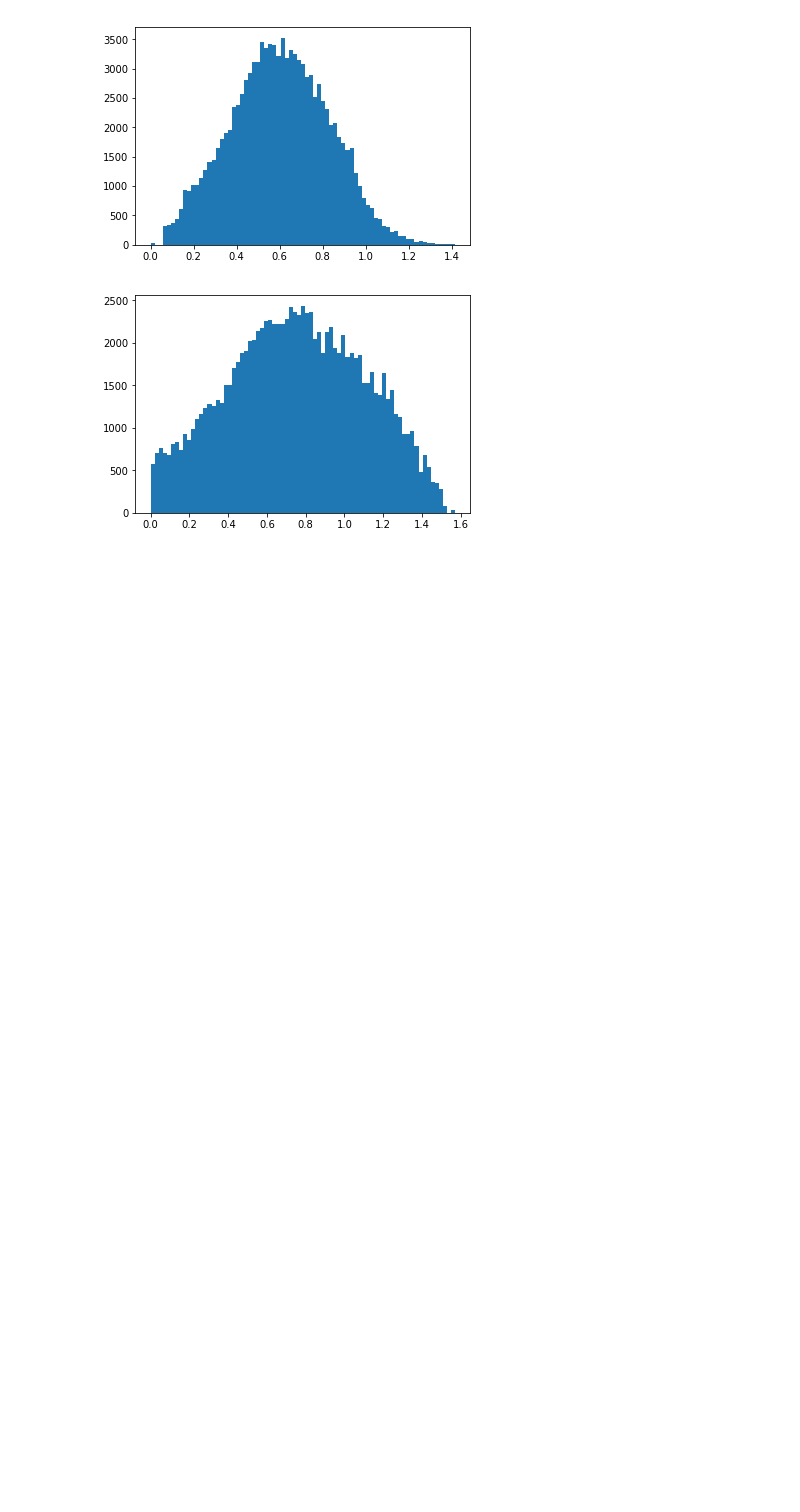
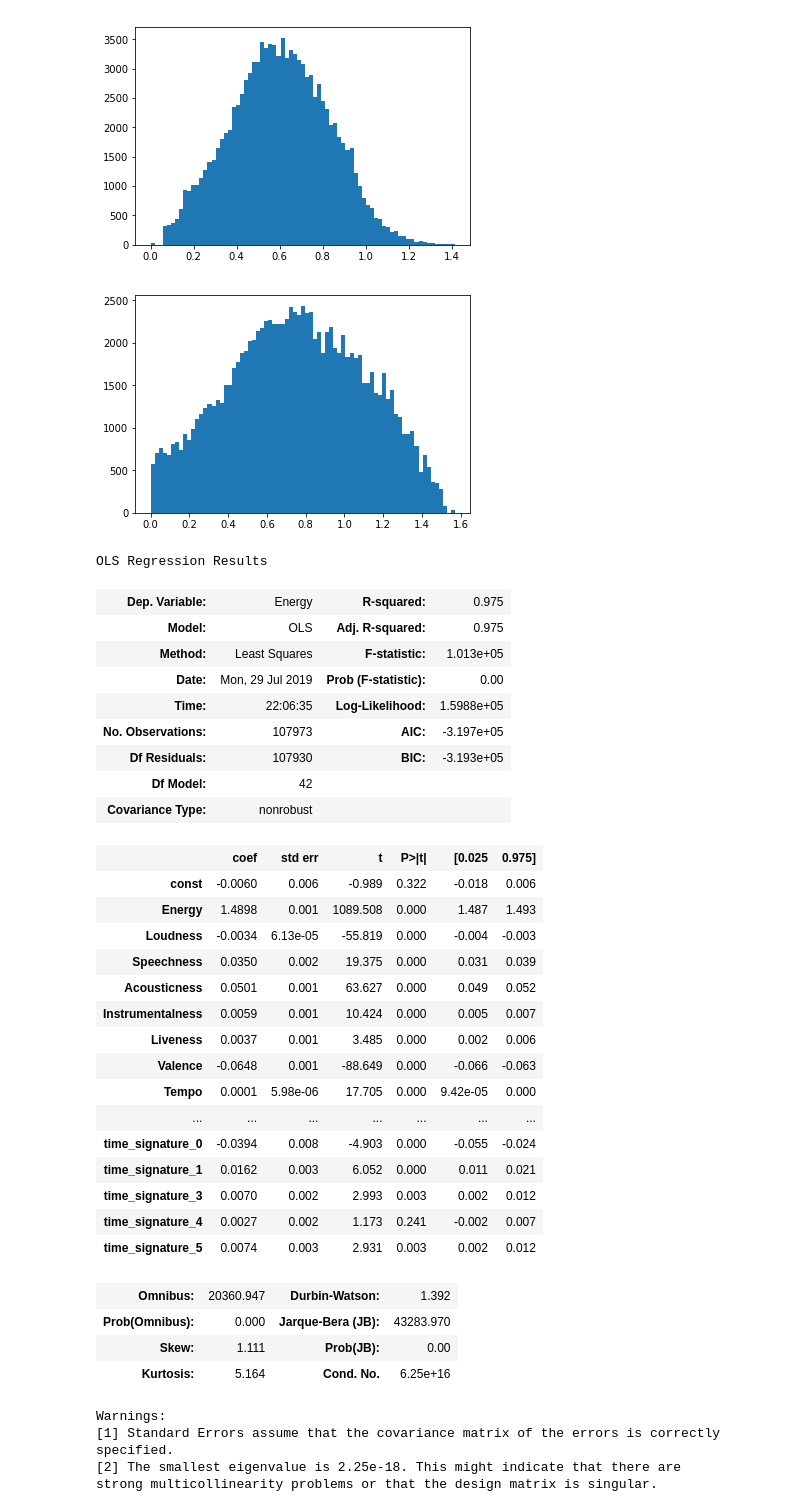
Before and after one commit to QED0711/spotify-predictive-analysis, a Jupyter notebook: exploration/072919_numerical_linear_regression_exploration.ipynb, the cells around one changed output. Saved outputs shown, nothing was run; the diff lists cells and outputs as text; code cells hidden in the pictures; blank space fills up the shorter version.

Commit message:
boosted r-squared

```diff
--- a/exploration/072919_numerical_linear_regression_exploration.ipynb
+++ b/exploration/072919_numerical_linear_regression_exploration.ipynb
@@ -278,3 +278,53 @@ for num in nums_1:
 # %% [output]
 [figure]
 [figure]
+# %%
+# Set dependent and independent variables
+y = np.arcsin(energy_reg_df.Energy)
+X = energy_reg_df.drop('Energy', axis=1)
+X['arcsin_dance'] = np.arcsin(X.Danceability)
+X = energy_reg_df.drop('Danceability', axis=1)
+# Get dummy variables and add constant for intercept
+X = sm.add_constant(X)
+
+# Split data
+#X_train, X_test, y_train, y_test = train_test_split(X, y, test_size=0.2, train_size=0.7)
+
+# fit and summarize your model
+model = sm.OLS(y,X).fit()
+model.summary()
+# %% [output]
+OLS Regression Results
+| Dep. Variable: | Energy | R-squared: | 0.975 |
+| Model: | OLS | Adj. R-squared: | 0.975 |
+| Method: | Least Squares | F-statistic: | 1.013e+05 |
+| Date: | Mon, 29 Jul 2019 | Prob (F-statistic): | 0.00 |
+| Time: | 22:06:35 | Log-Likelihood: | 1.5988e+05 |
+| No. Observations: | 107973 | AIC: | -3.197e+05 |
+| Df Residuals: | 107930 | BIC: | -3.193e+05 |
+| Df Model: | 42 |  |  |
+| Covariance Type: | nonrobust |  |  |
+|  | coef | std err | t | P>|t| | [0.025 | 0.975] |
+| const | -0.0060 | 0.006 | -0.989 | 0.322 | -0.018 | 0.006 |
+| Energy | 1.4898 | 0.001 | 1089.508 | 0.000 | 1.487 | 1.493 |
+| Loudness | -0.0034 | 6.13e-05 | -55.819 | 0.000 | -0.004 | -0.003 |
+| Speechness | 0.0350 | 0.002 | 19.375 | 0.000 | 0.031 | 0.039 |
+| Acousticness | 0.0501 | 0.001 | 63.627 | 0.000 | 0.049 | 0.052 |
+| Instrumentalness | 0.0059 | 0.001 | 10.424 | 0.000 | 0.005 | 0.007 |
+| Liveness | 0.0037 | 0.001 | 3.485 | 0.000 | 0.002 | 0.006 |
+| Valence | -0.0648 | 0.001 | -88.649 | 0.000 | -0.066 | -0.063 |
+| Tempo | 0.0001 | 5.98e-06 | 17.705 | 0.000 | 9.42e-05 | 0.000 |
+| ... | ... | ... | ... | ... | ... | ... |
+| time_signature_0 | -0.0394 | 0.008 | -4.903 | 0.000 | -0.055 | -0.024 |
+| time_signature_1 | 0.0162 | 0.003 | 6.052 | 0.000 | 0.011 | 0.021 |
+| time_signature_3 | 0.0070 | 0.002 | 2.993 | 0.003 | 0.002 | 0.012 |
+| time_signature_4 | 0.0027 | 0.002 | 1.173 | 0.241 | -0.002 | 0.007 |
+| time_signature_5 | 0.0074 | 0.003 | 2.931 | 0.003 | 0.002 | 0.012 |
+| Omnibus: | 20360.947 | Durbin-Watson: | 1.392 |
+| Prob(Omnibus): | 0.000 | Jarque-Bera (JB): | 43283.970 |
+| Skew: | 1.111 | Prob(JB): | 0.00 |
+| Kurtosis: | 5.164 | Cond. No. | 6.25e+16 |
+Warnings:
+[1] Standard Errors assume that the covariance matrix of the errors is correctly specified.
+[2] The smallest eigenvalue is 2.25e-18. This might indicate that there are
+strong multicollinearity problems or that the design matrix is singular.
```
